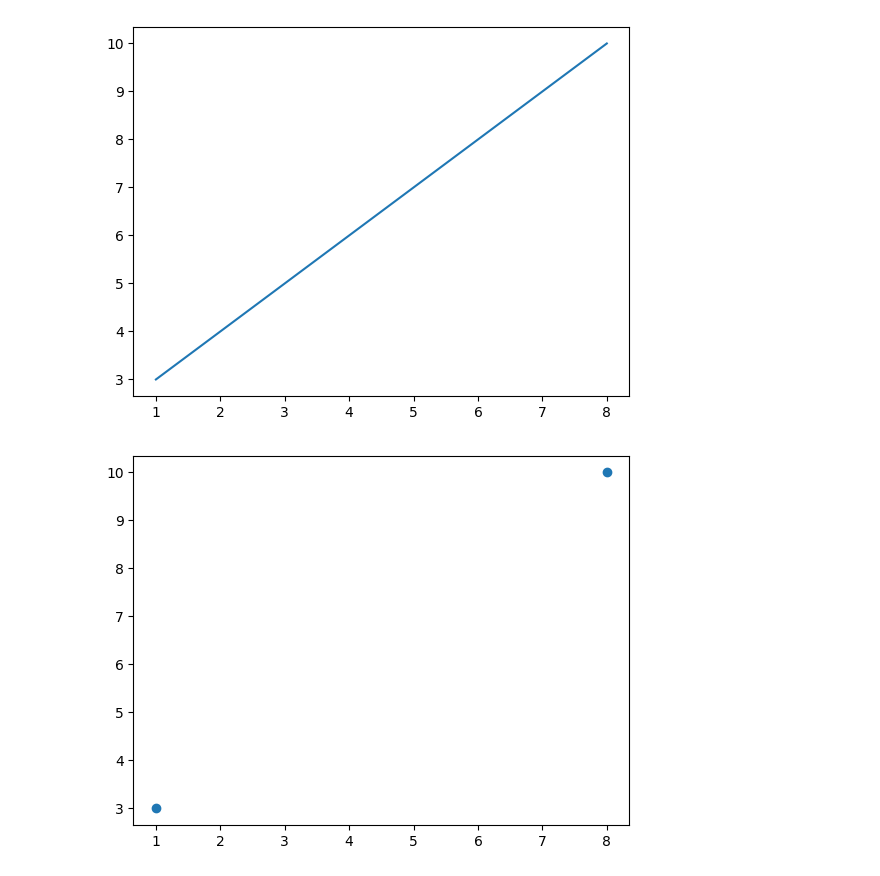
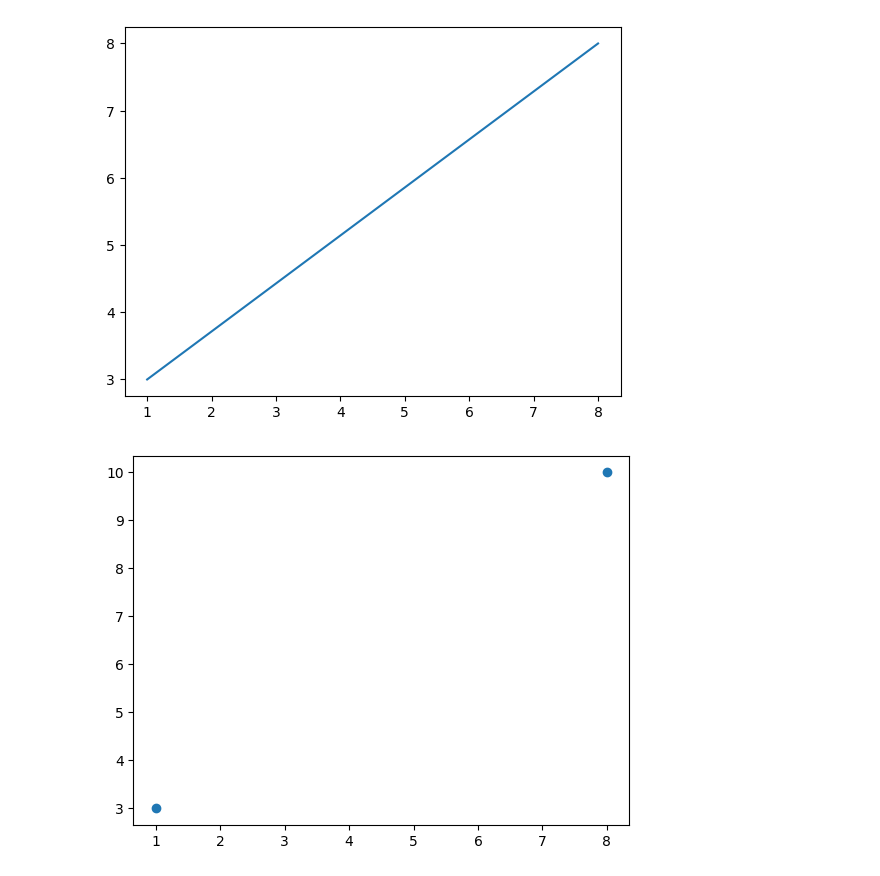
Before and after one commit to PHCoder05/advance-python-practice, a Jupyter notebook: Matplotlib.ipynb, the cells around one changed output. Drawn from its saved outputs; the diff is of its cells as text; code cells hidden in the pictures.

```diff
--- a/Matplotlib.ipynb
+++ b/Matplotlib.ipynb
@@ -3,14 +3,14 @@
 # %%
 import matplotlib.pyplot as plt
 import numpy as np
 
 xpoints = np.array([1, 8])
-ypoints = np.array([3, 10])
+ypoints = np.array([3, 8])
 
 plt.plot(xpoints, ypoints)
 plt.show()
 # %% [output]
-[figure, old version]
+[figure, new version]
 # %%
 import matplotlib.pyplot as plt
 import numpy as np
```
Also changed, not shown: parts of 1 cell of this notebook.
